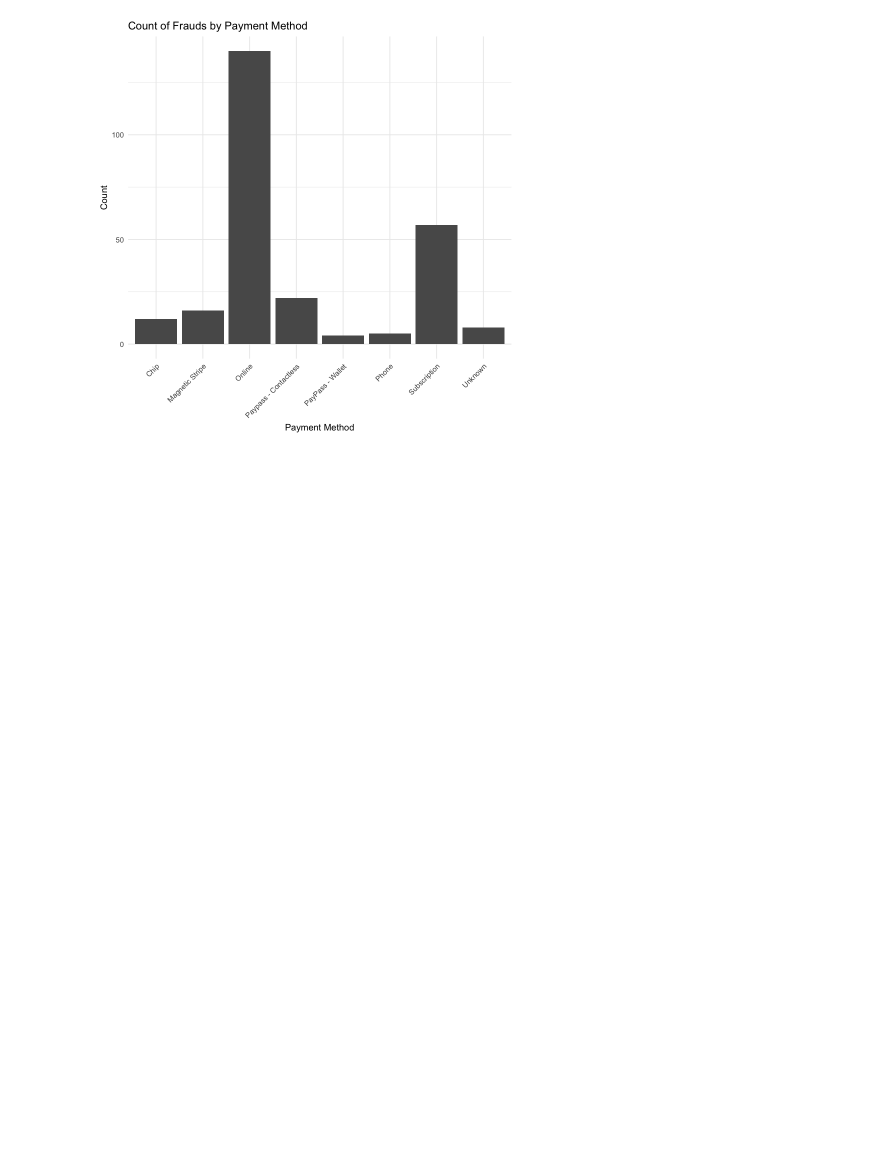
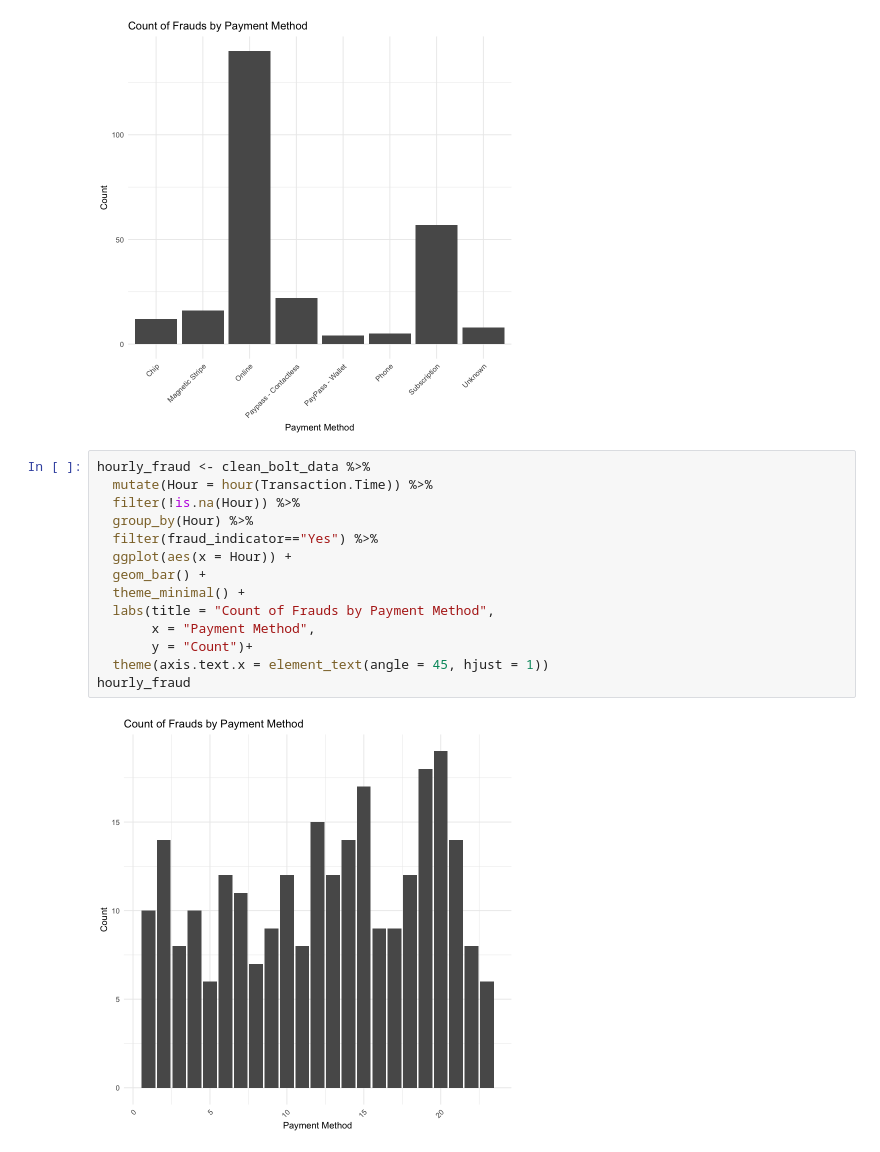
Before and after one commit to diaazavery/bolt-project, a Jupyter notebook: EDA.ipynb, the cells around one changed output. Cells and saved outputs as stored; diff of their text form; blank space fills up the shorter version.

Commit message:
added one more plot

```diff
--- a/EDA.ipynb
+++ b/EDA.ipynb
@@ -188,3 +188,19 @@ payment_method_fraud <- clean_bolt_data %>%
 print(payment_method_fraud)
 # %% [output]
 [figure]
+# %%
+hourly_fraud <- clean_bolt_data %>%
+  mutate(Hour = hour(Transaction.Time)) %>%
+  filter(!is.na(Hour)) %>%
+  group_by(Hour) %>%
+  filter(fraud_indicator=="Yes") %>%
+  ggplot(aes(x = Hour)) +
+  geom_bar() +
+  theme_minimal() +
+  labs(title = "Count of Frauds by Payment Method",
+       x = "Payment Method",
+       y = "Count")+
+  theme(axis.text.x = element_text(angle = 45, hjust = 1))
+hourly_fraud
+# %% [output]
+[figure, added]
```
